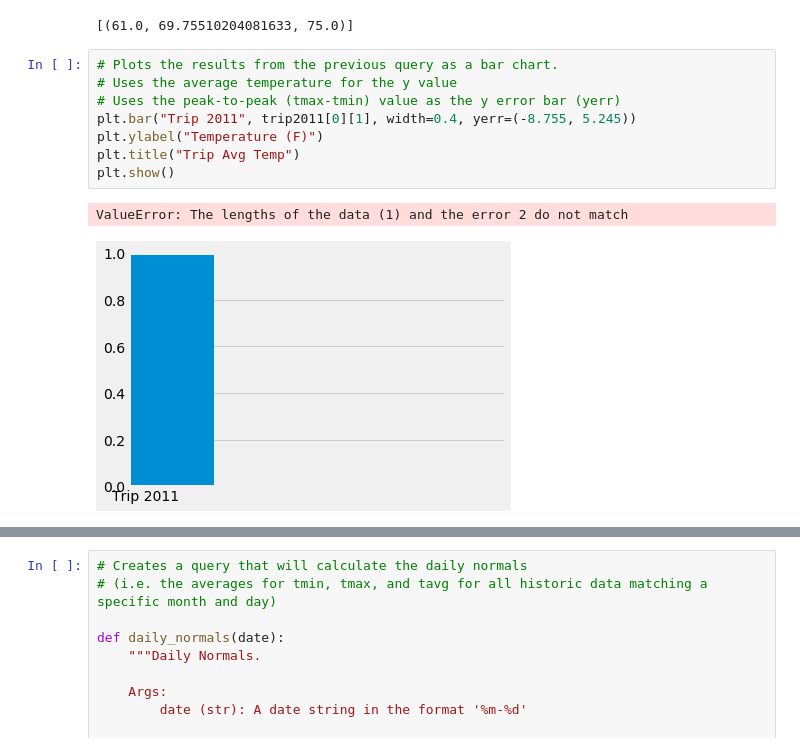
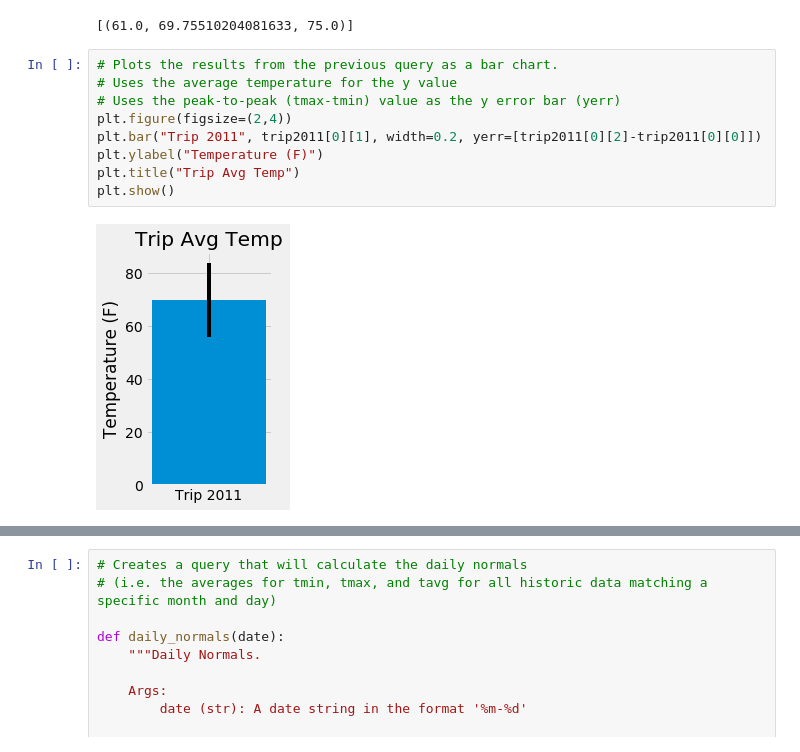
Before and after one commit to sfroonjian/SQLAlchemy-Hawaii-Vacation, a Jupyter notebook: climate_analysis.ipynb, the cells around one changed output, grey strips where cells are left out. Saved outputs shown, nothing was run; the diff lists cells and outputs as text.

```diff
--- a/climate_analysis.ipynb
+++ b/climate_analysis.ipynb
@@ -301,14 +287,14 @@ trip2011
 # %%
 # Plots the results from the previous query as a bar chart.
 # Uses the average temperature for the y value
 # Uses the peak-to-peak (tmax-tmin) value as the y error bar (yerr)
-plt.bar("Trip 2011", trip2011[0][1], width=0.4, yerr=(-8.755, 5.245))
+plt.figure(figsize=(2,4))
+plt.bar("Trip 2011", trip2011[0][1], width=0.2, yerr=[trip2011[0][2]-trip2011[0][0]])
 plt.ylabel("Temperature (F)")
 plt.title("Trip Avg Temp")
 plt.show()
 # %% [output]
-ValueError: The lengths of the data (1) and the error 2 do not match
-[figure, old version]
+[figure, new version]
 # %%
 # Calculates the total amount of rainfall per weather station for a range of dates
 trip_range = ['2011-02-28', '2011-03-05']
```
Also changed, not shown: parts of 10 cells of this notebook.
